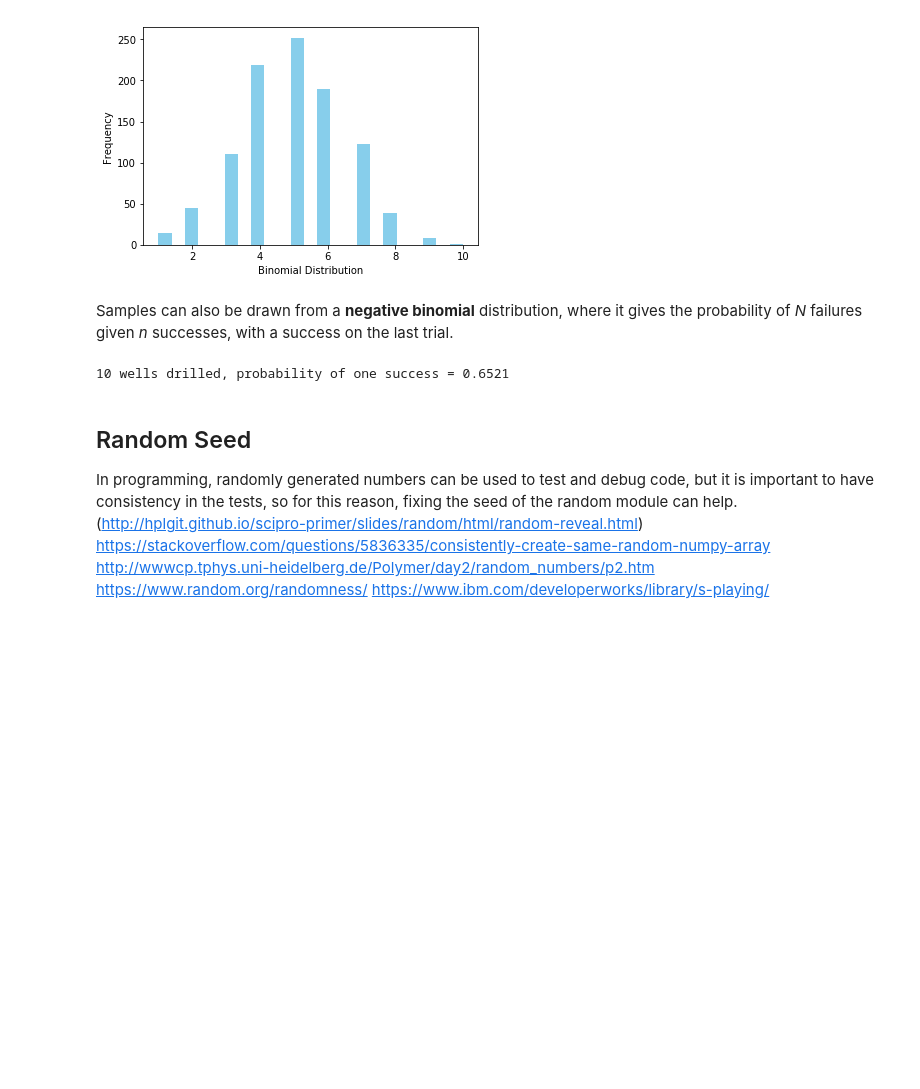
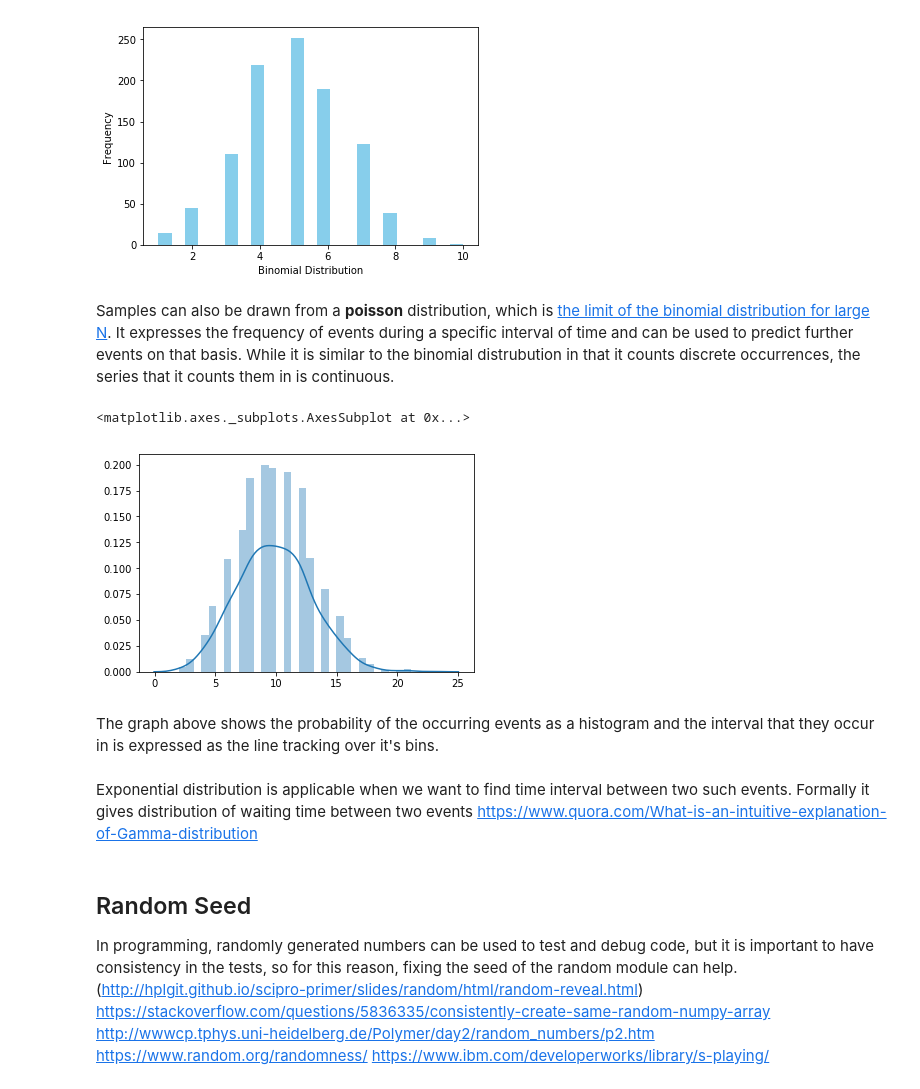
Before and after one commit to AideenByrne/ProgrammingforDA-assignment, a Jupyter notebook: Programming for Data Analysis Assignment.ipynb, the cells around one changed output. Saved outputs shown, nothing was run; the diff lists cells and outputs as text; code cells hidden in the pictures; blank space fills up the shorter version.

```diff
--- a/Programming for Data Analysis Assignment.ipynb
+++ b/Programming for Data Analysis Assignment.ipynb
@@ -146,15 +149,18 @@ ax.set(xlabel='Binomial Distribution', ylabel='Frequency')#http://cmdlinetips.co
 # %% [output]
 [Text(0,0.5,'Frequency'), Text(0.5,0,'Binomial Distribution')]
 [figure]
-# %% [markdown]
-Samples can also be drawn from a **negative binomial** distribution, where it gives the probability of *N* failures given *n* successes, with a success on the last trial.
-# %%
-s = np.random.negative_binomial(1, 0.1, 100000)
-for i in range(1, 11):
-        probability = sum(s<i) / 100000.
-print (i, "wells drilled, probability of one success =", probability)
-# %% [output]
-10 wells drilled, probability of one success = 0.6521
+# %% [markdown]
+Samples can also be drawn from a **poisson** distribution, which is [the limit of the binomial distribution for large N](https://docs.scipy.org/doc/numpy-1.15.1/reference/generated/numpy.random.poisson.html#numpy.random.poisson). It expresses the frequency of events during a specific interval of time and can be used to predict further events on that basis.  While it is similar to the binomial distrubution in that it counts discrete occurrences, the series that it counts them in is continuous.
+# %%
+s = np.random.poisson(10, 2000)
+sns.distplot(s)
+# %% [output]
+<matplotlib.axes._subplots.AxesSubplot at 0x...>
+[figure, added]
+# %% [markdown]
+The graph above shows the probability of the occurring events as a histogram and the interval that they occur in is expressed as the line tracking over it's bins.
+# %% [markdown]
+Exponential distribution is applicable when we want to find time interval between two such events. Formally it gives distribution of waiting time between two events https://www.quora.com/What-is-an-intuitive-explanation-of-Gamma-distribution
 # %% [markdown]
 ## Random Seed
 
```
Also changed, not shown: parts of 5 cells of this notebook.
